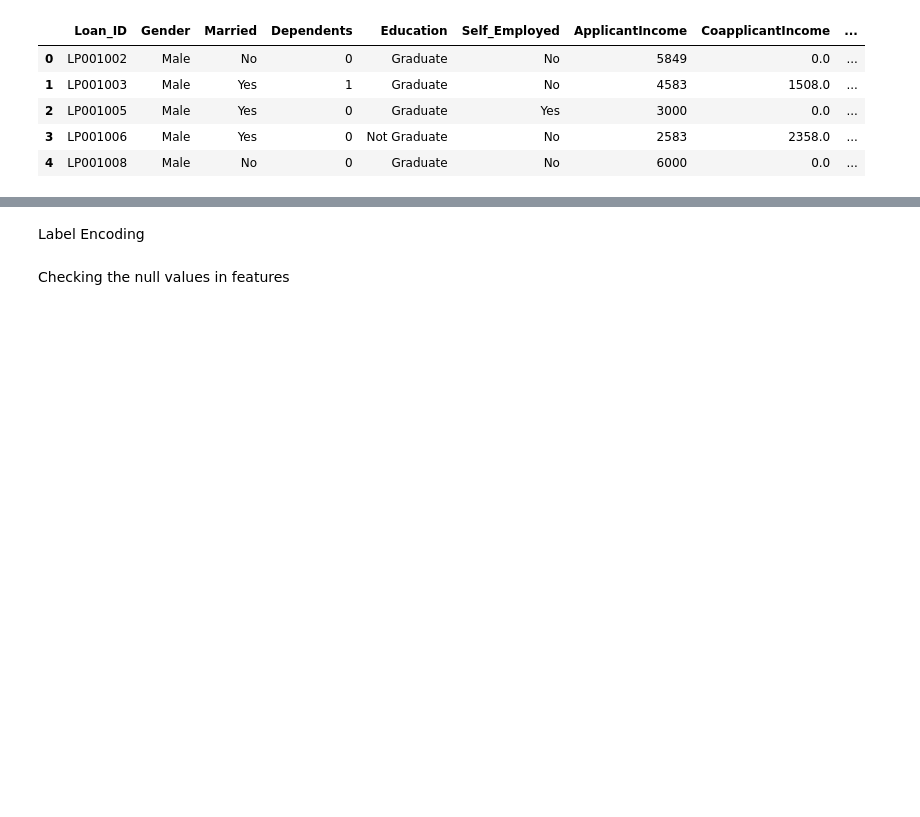
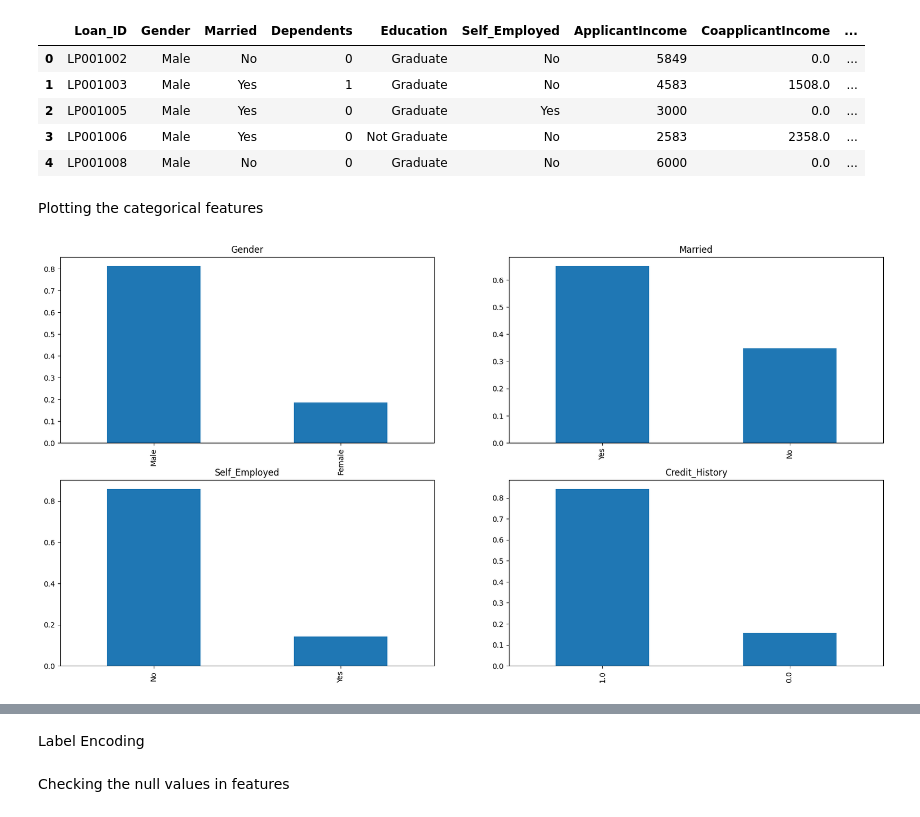
Before and after one commit to vikiysr/mlprojects, a Jupyter notebook: Loan prediction.ipynb, the cells around one changed output, grey strips where cells are left out. Drawn from its saved outputs; the diff is of its cells as text; code cells hidden in the pictures; blank space fills up the shorter version.

```diff
--- a/Loan prediction.ipynb
+++ b/Loan prediction.ipynb
@@ -27,0 +81,15 @@ df.head()
+# %% [markdown]
+Plotting the categorical features
+# %%
+plt.figure(1)
+plt.subplot(221)
+df['Gender'].value_counts(normalize=True).plot.bar(figsize=(20,10), title= 'Gender')
+plt.subplot(222)
+df['Married'].value_counts(normalize=True).plot.bar(title= 'Married')
+plt.subplot(223)
+df['Self_Employed'].value_counts(normalize=True).plot.bar(title= 'Self_Employed')
+plt.subplot(224)
+df['Credit_History'].value_counts(normalize=True).plot.bar(title= 'Credit_History')
+plt.show()
+# %% [output]
+[figure, added]
```
Also changed, not shown: parts of 34 cells of this notebook.
